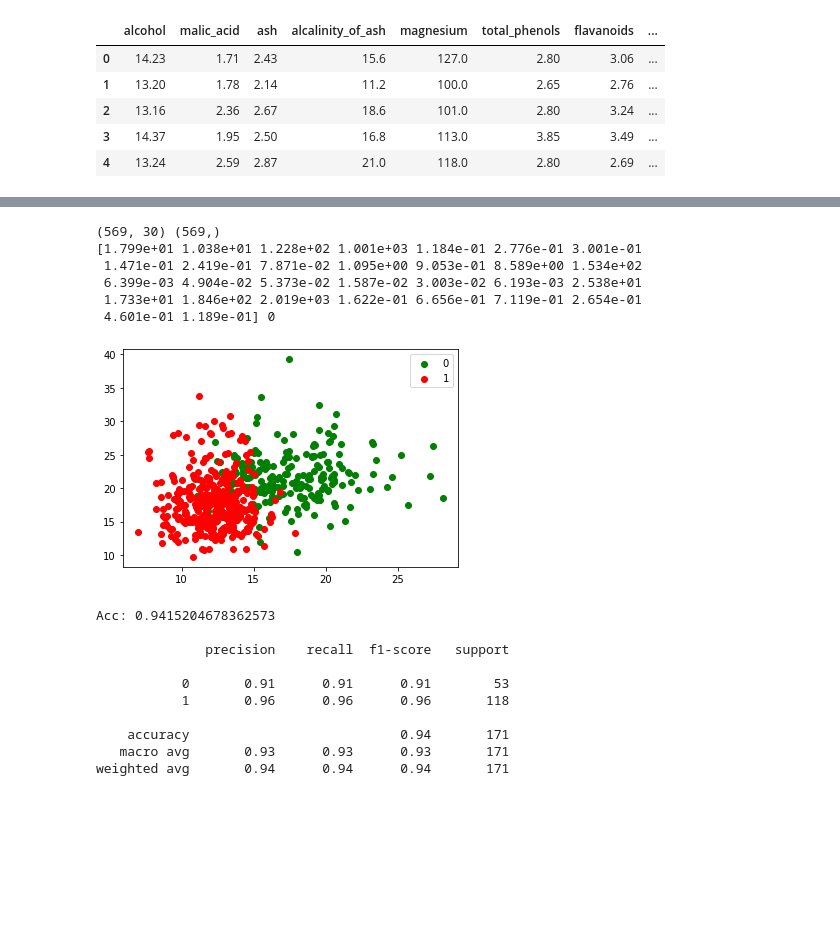
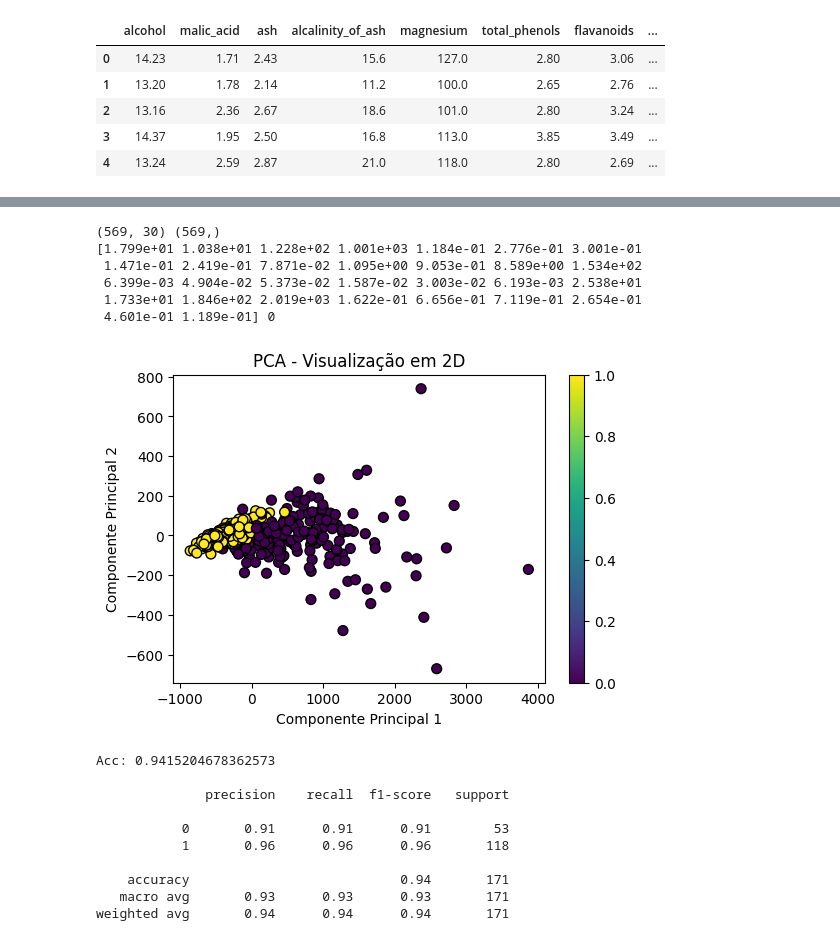
Before and after one commit to andrehochuli/teaching, a Jupyter notebook: Extensão-DS/Tópico 03 - Aprendizado Supervisionado - KNN.ipynb, the cells around one changed output, grey strips where cells are left out. Cells and saved outputs as stored; diff of their text form; code cells hidden in the pictures; blank space fills up the shorter version.

```diff
--- a/Extensão-DS/Tópico 03 - Aprendizado Supervisionado - KNN.ipynb
+++ b/Extensão-DS/Tópico 03 - Aprendizado Supervisionado - KNN.ipynb
@@ -296,34 +296,59 @@ df.sample(frac=1).head(15)
+# %%
+import pandas as pd
+import plotly.express as px
+from sklearn.decomposition import PCA
+
+def reduce_and_visualize(data,labels,n_dims=2,size=(6,4)):
+  pca = PCA(n_components=n_dims)
+  X_pca = pca.fit_transform(data)
+
+  plt.figure(figsize=size)
+
+  if n_dims == 2:
+
+    scatter = plt.scatter(X_pca[:, 0], X_pca[:, 1], c=labels, cmap='viridis', edgecolor='k', s=50)
+    plt.colorbar(scatter)
+    plt.xlabel('Componente Principal 1')
+    plt.ylabel('Componente Principal 2')
+    plt.title('PCA - Visualização em 2D')
+    plt.show()
+  else:
+    # Criar um DataFrame com os componentes principais e rótulos
+    df_pca = pd.DataFrame(X_pca, columns=['Componente Principal 1', 'Componente Principal 2', 'Componente Principal 3'])
+    df_pca['Rótulo'] = labels
+
+    # Criar o gráfico 3D
+    fig = px.scatter_3d(df_pca, x='Componente Principal 1', y='Componente Principal 2', z='Componente Principal 3',
+                        color='Rótulo', title='PCA - Visualização em 3D',
+                        labels={'Componente Principal 1': 'Componente Principal 1',
+                                'Componente Principal 2': 'Componente Principal 2',
+                                'Componente Principal 3': 'Componente Principal 3'})
+
+    # Exibir o gráfico
+    fig.show()
 # %%
 #Carrego a base como vetores numpy
 data,labels = load_breast_cancer(return_X_y=True)
 print(data.shape, labels.shape)
 
 print(data[0],labels[0])
 #Exibição
 
 colours = ('green', 'red', 'blue','yellow',
            'purple','salmon','orange',
            'brown','greenyellow','gray')
 
 n_classes = len(np.unique(labels))
 
-fig, ax = plt.subplots()
-for n_class in range(0, n_classes):
-
-    ax.scatter(data[labels==n_class, 0], data[labels==n_class, 1],
-               c=colours[n_class], label=str(n_class))
-
-ax.legend(loc='upper right')
-
-plt.show()
+reduce_and_visualize(data,labels,n_dims=2)
 # %% [output]
 (569, 30) (569,)
 [1.799e+01 1.038e+01 1.228e+02 1.001e+03 1.184e-01 2.776e-01 3.001e-01
  1.471e-01 2.419e-01 7.871e-02 1.095e+00 9.053e-01 8.589e+00 1.534e+02
  6.399e-03 4.904e-02 5.373e-02 1.587e-02 3.003e-02 6.193e-03 2.538e+01
  1.733e+01 1.846e+02 2.019e+03 1.622e-01 6.656e-01 7.119e-01 2.654e-01
  4.601e-01 1.189e-01] 0
-[figure, old version]
+[figure, new version]
 # %%
 #70% treino - 30% test
 train_data, test_data, train_labels, test_labels = train_test_split(data, labels,
```
Also changed, not shown: parts of 5 cells of this notebook.
